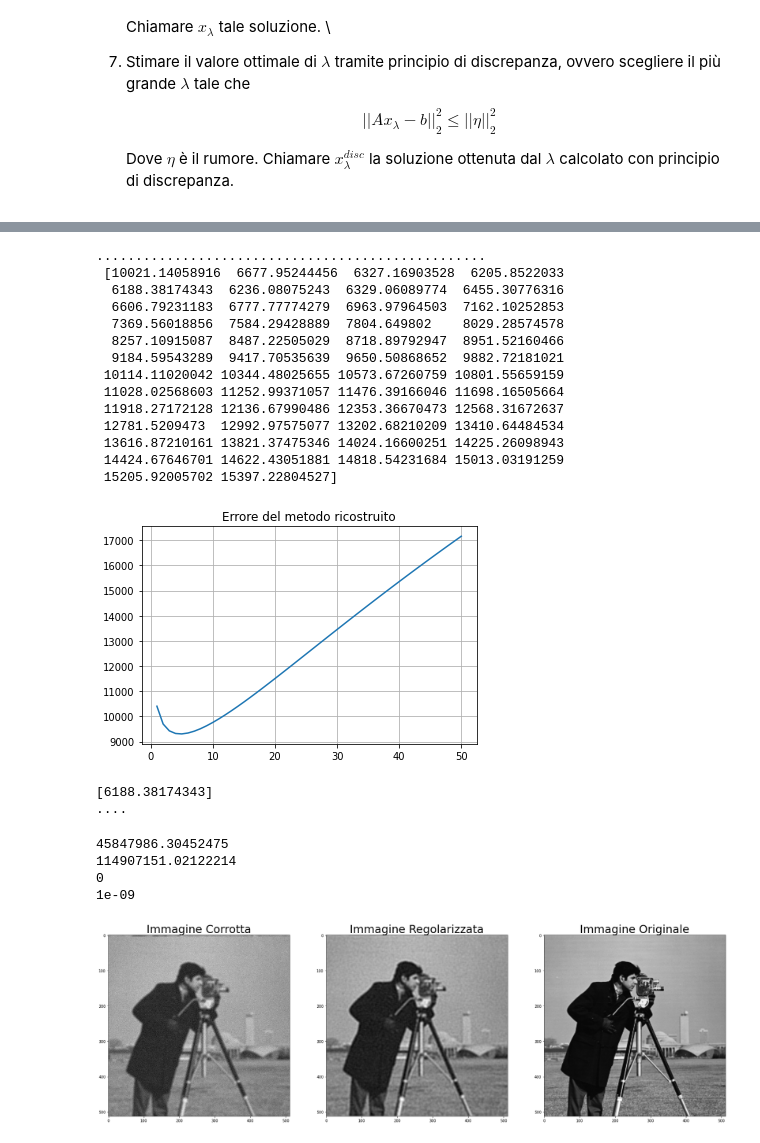
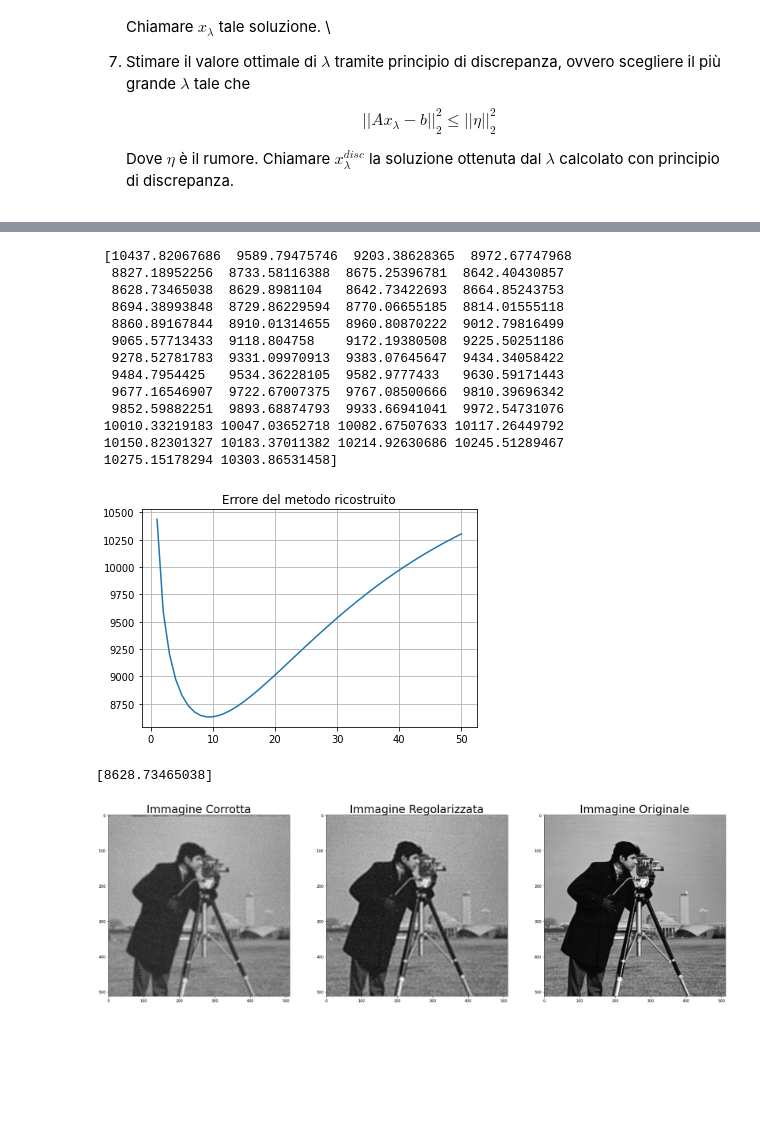
Before and after one commit to lucadonnoh/progetto-deblur, a Jupyter notebook: Progetto_Deblur_CN.ipynb, the cells around one changed output, grey strips where cells are left out. Saved outputs shown, nothing was run; the diff lists cells and outputs as text; code cells hidden in the pictures; blank space fills up the shorter version.

```diff
--- a/Progetto_Deblur_CN.ipynb
+++ b/Progetto_Deblur_CN.ipynb
@@ -183,7 +184,7 @@ def minimize(x0, x_true, b, maxit, abstop):
 # %%
 def plot( iters, error, title):
   err_iteration = np.linspace(1, iters, error.size)
-  plt.plot(err_iteration, err_naive)
+  plt.plot(err_iteration, error)
   plt.title(title)
   plt.grid()
   plt.show()
@@ -195,11 +196,11 @@ MAXITERATIONS=50
 ABSOLUTE_STOP=1.e-5
 
 x0 = np.zeros(X.shape) # immagine ricostruita al passo 0
-(x_naive, ite_naive, err_naive) = minimize(B, X, B, MAXITERATIONS, ABSOLUTE_STOP) #anche se nelle funzioni viene utilizzato 'x' viene passata 'X' ovvero la matrice dell'immagine
+x_naive, ite_naive, err_naive = minimize(B, X, B, MAXITERATIONS, ABSOLUTE_STOP) #anche se nelle funzioni viene utilizzato 'x' viene passata 'X' ovvero la matrice dell'immagine
 print("\n", err_naive)
 plot(ite_naive, err_naive,"Errore del metodo naive")
 
 X_trunc_index = find_x_trunc(err_naive)
-X_trunc,_,_= minimize(x0,X,B,X_trunc_index, ABSOLUTE_STOP)
+X_trunc,_,erroredio= minimize(B,X,B,X_trunc_index+1, ABSOLUTE_STOP)
 # %% [output]
 ..................................................
@@ -307,39 +336,30 @@ def lamb_ottimale(x, b, max):
 # %%
-lamb = 0.0001001111 #lambda con metodo euristico
+lamb_disc = 0.025625815225418787 #lamda tramite condizione discrepanza
+
 x0 = np.zeros(X.shape) # immagine ricostruita al passo 0
-(x_rec, ite_rec, err_reg) = minimize_reg(x0, X, B, lamb, MAXITERATIONS, ABSOLUTE_STOP) #anche se nelle funzioni viene utilizzato 'x' viene passata 'X' ovvero la matrice dell'immagine
+(x_rec, ite_rec, err_reg) = minimize_reg(B, X, B, lamb_disc, MAXITERATIONS, ABSOLUTE_STOP) #anche se nelle funzioni viene utilizzato 'x' viene passata 'X' ovvero la matrice dell'immagine
 print("\n", err_reg)
 plot(ite_rec, err_reg,"Errore del metodo ricostruito")
 
 X_reg_index = find_x_trunc(err_reg)
 print(err_reg[X_reg_index])
-X_lambda,_,_= minimize_reg(x0,X,B, lamb,X_reg_index, ABSOLUTE_STOP)
+X_lambda_disc,_,_= minimize_reg(B, X, B, lamb_disc, X_reg_index+1, ABSOLUTE_STOP)
 # %% [output]
-..................................................
- [10021.14058916  6677.95244456  6327.16903528  6205.8522033
-  6188.38174343  6236.08075243  6329.06089774  6455.30776316
-  6606.79231183  6777.77774279  6963.97964503  7162.10252853
-  7369.56018856  7584.29428889  7804.649802    8029.28574578
-  8257.10915087  8487.22505029  8718.89792947  8951.52160466
-  9184.59543289  9417.70535639  9650.50868652  9882.72181021
- 10114.11020042 10344.48025655 10573.67260759 10801.55659159
- 11028.02568603 11252.99371057 11476.39166046 11698.16505664
- 11918.27172128 12136.67990486 12353.36670473 12568.31672637
- 12781.5209473  12992.97575077 13202.68210209 13410.64484534
- 13616.87210161 13821.37475346 14024.16600251 14225.26098943
- 14424.67646701 14622.43051881 14818.54231684 15013.03191259
- 15205.92005702 15397.22804527]
+ [10437.82067686  9589.79475746  9203.38628365  8972.67747968
+  8827.18952256  8733.58116388  8675.25396781  8642.40430857
+  8628.73465038  8629.8981104   8642.73422693  8664.85243753
+  8694.38993848  8729.86229594  8770.06655185  8814.01555118
+  8860.89167844  8910.01314655  8960.80870222  9012.79816499
+  9065.57713433  9118.804758    9172.19380508  9225.50251186
+  9278.52781783  9331.09970913  9383.07645647  9434.34058422
+  9484.7954425   9534.36228105  9582.9777433   9630.59171443
+  9677.16546907  9722.67007375  9767.08500666  9810.39696342
+  9852.59882251  9893.68874793  9933.66941041  9972.54731076
+ 10010.33219183 10047.03652718 10082.67507633 10117.26449792
+ 10150.82301327 10183.37011382 10214.92630686 10245.51289467
+ 10275.15178294 10303.86531458]
-[figure, old version]
+[figure, new version]
-[6188.38174343]
-....
+[8628.73465038]
-# %%
-lambda_giusto = lamb_ottimale(B, B, X_reg_index)
-print(lambda_giusto)
-# %% [output]
-45847986.30452475
-114907151.02122214
-0
-1e-09
 # %%
 #Plottiamo il risultato
 plt.figure(figsize=(30, 10))
```
Also changed, not shown: parts of 6 cells of this notebook.
